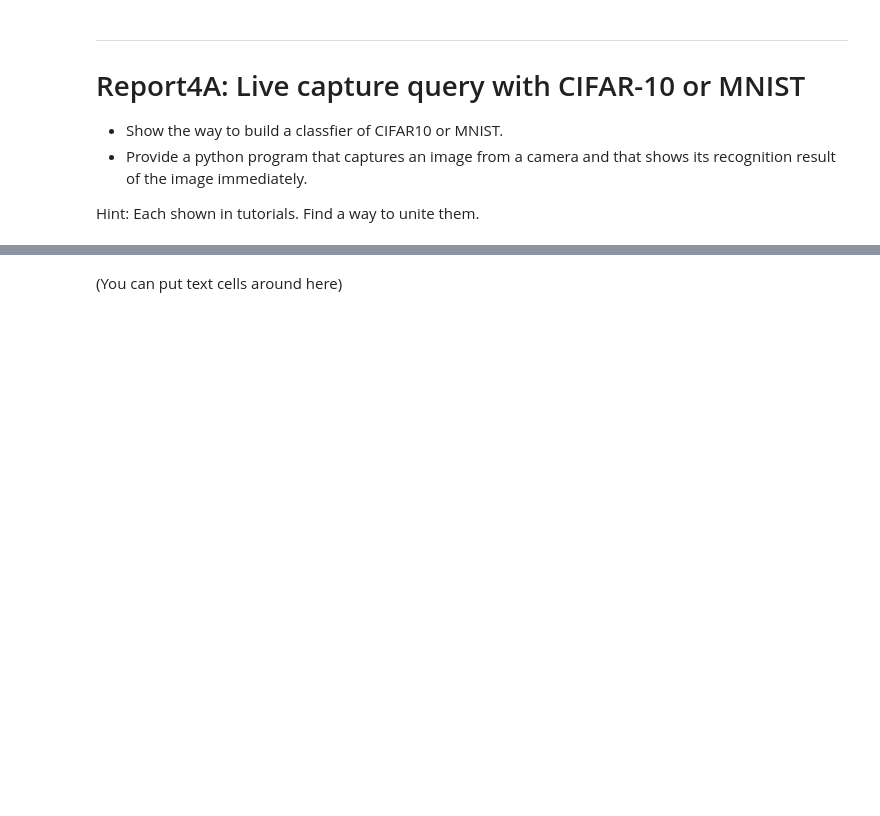
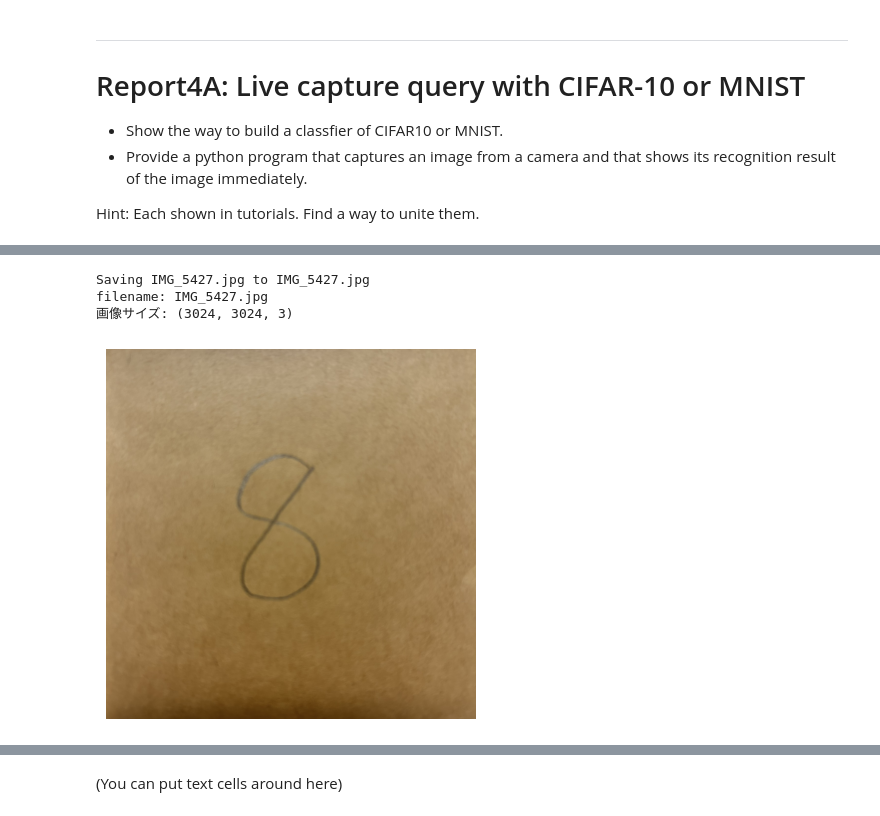
Before and after one commit to dorakue042-cell/toola, a Jupyter notebook: Report/IMISToolA2026_Report4.ipynb, the cells around one changed output, grey strips where cells are left out. Drawn from its saved outputs; the diff is of its cells as text; code cells hidden in the pictures; blank space fills up the shorter version.

Commit message:
Colab を使用して作成されました

```diff
--- a/Report/IMISToolA2026_Report4.ipynb
+++ b/Report/IMISToolA2026_Report4.ipynb
@@ -27,0 +125,30 @@ print ('You can put code cells and text cells around here.')
+# %%
+from google.colab import files
+import cv2
+import matplotlib.pyplot as plt
+
+# 画像をアップロード
+uploaded = files.upload()
+
+# アップロードされたファイル名を取得
+filename = next(iter(uploaded))
+
+print("filename:", filename)
+
+# 画像を読み込む
+img = cv2.imread(filename)
+
+# 読み込み確認
+if img is None:
+    print("画像を読み込めませんでした")
+else:
+    print("画像サイズ:", img.shape)
+
+    # BGR → RGB
+    img_rgb = cv2.cvtColor(img, cv2.COLOR_BGR2RGB)
+
+    # 表示
+    plt.imshow(img_rgb)
+    plt.axis("off")
+    plt.show()
+# %% [output]
@@ -27,0 +156,4 @@ print ('You can put code cells and text cells around here.')
+Saving IMG_5427.jpg to IMG_5427.jpg
+filename: IMG_5427.jpg
+画像サイズ: (3024, 3024, 3)
+[figure, added]
```
Also changed, not shown: parts of 9 cells of this notebook.
